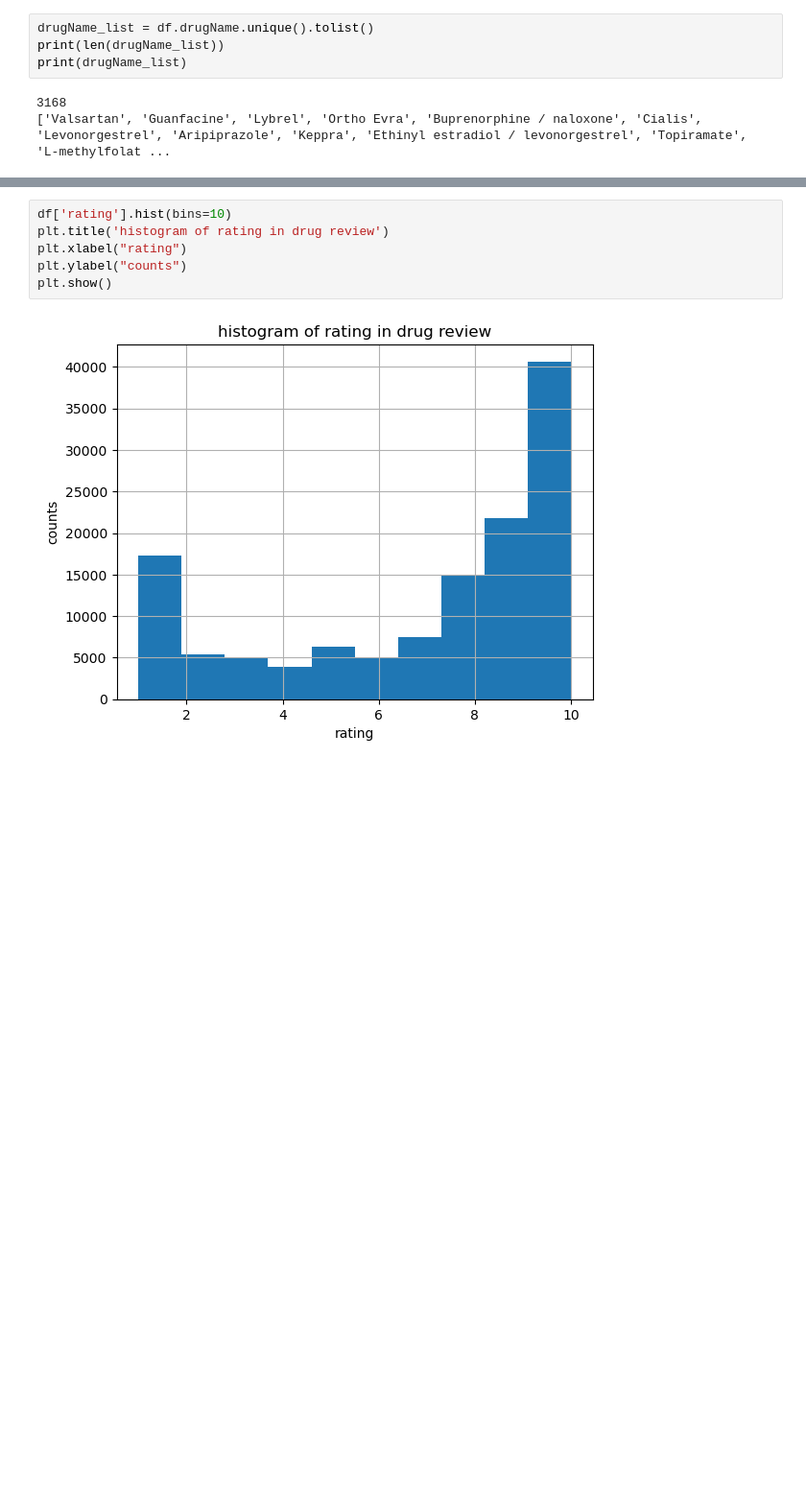
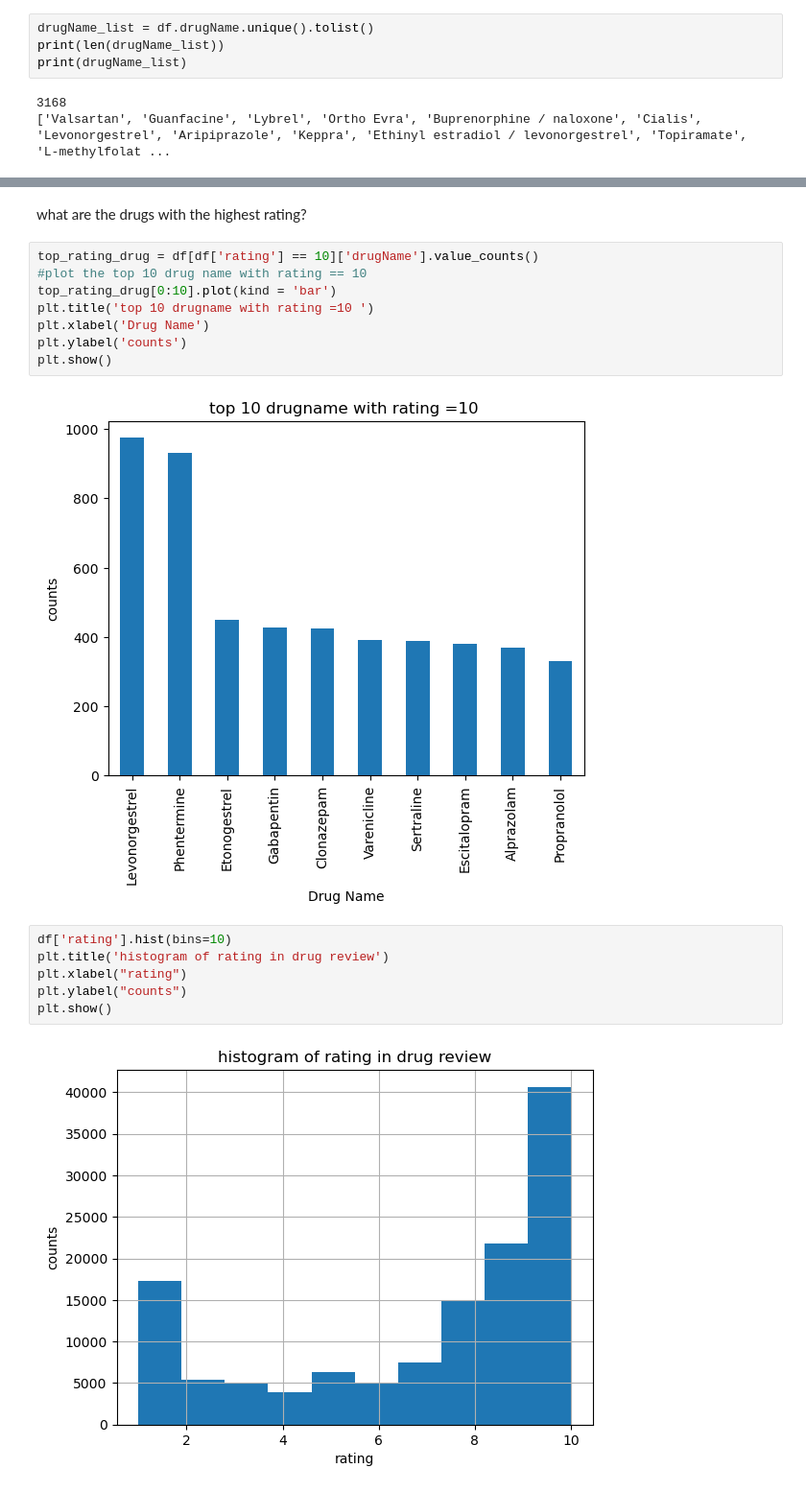
Before and after one commit to Gardenialover/Capstone_Three_Project, a Jupyter notebook: notebooks/data wranging and EDA .ipynb, the cells around one changed output, grey strips where cells are left out. Shown: that part at 96% size. Drawn from its saved outputs; the diff is of its cells as text; blank space fills up the shorter version.

```diff
--- a/notebooks/data wranging and EDA .ipynb
+++ b/notebooks/data wranging and EDA .ipynb
@@ -354,3 +334,15 @@ what are the top 20 drugs with the highest rating
+# %% [markdown]
+what are the drugs with the highest rating?
+# %%
+top_rating_drug = df[df['rating'] == 10]['drugName'].value_counts()
+#plot the top 10 drug name with rating == 10
+top_rating_drug[0:10].plot(kind = 'bar')
+plt.title('top 10 drugname with rating =10 ')
+plt.xlabel('Drug Name')
+plt.ylabel('counts')
+plt.show()
+# %% [output]
+[figure, added]
 # %%
 df['rating'].hist(bins=10)
 plt.title('histogram of rating in drug review')
```
Also changed, not shown: parts of 41 cells of this notebook.
